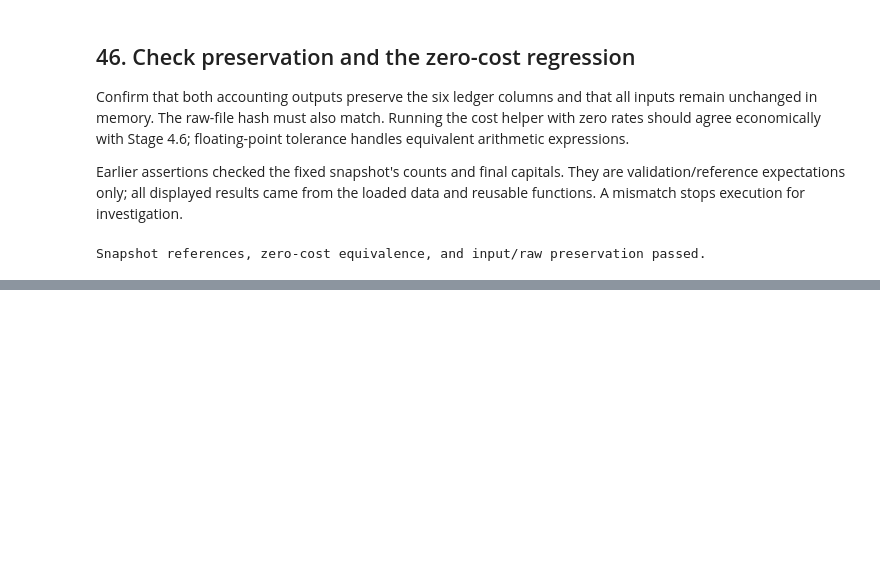
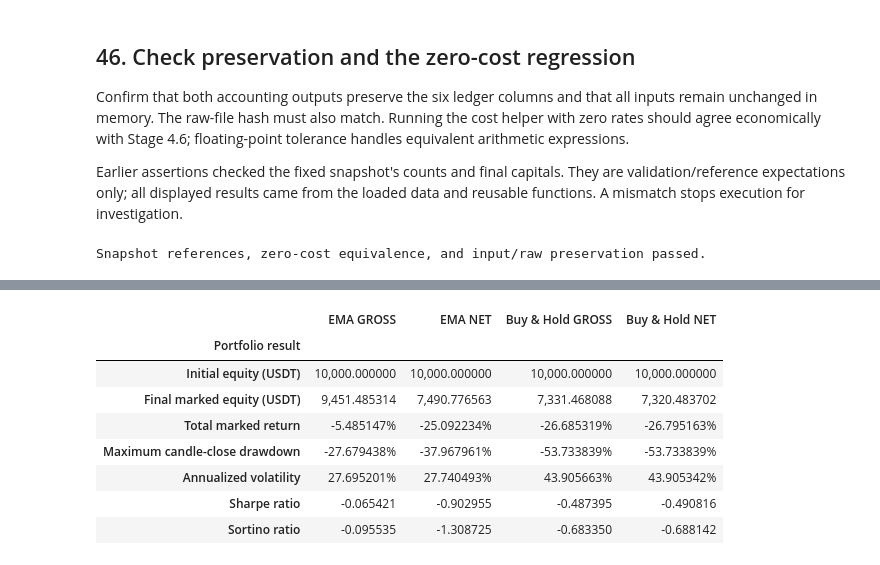
Before and after one commit to puckmandestroyer/trading-lab, a Jupyter notebook: notebooks/03_backtest_review.ipynb, the cells around one changed output, grey strips where cells are left out. Drawn from its saved outputs; the diff is of its cells as text; code cells hidden in the pictures; blank space fills up the shorter version.

Commit message:
Complete Stage 5 analytics report

```diff
--- a/notebooks/03_backtest_review.ipynb
+++ b/notebooks/03_backtest_review.ipynb
@@ -2402,0 +2407,27 @@ Average CLOSED duration is **52.96 h**, median **34 h**, and longest **226 h**.
+# %%
+final_portfolio_columns = ["EMA GROSS", "EMA NET", "Buy & Hold GROSS", "Buy & Hold NET"]
+final_portfolio_report = pd.concat([
+    benchmark_comparison.loc[[
+        "Initial equity (USDT)", "Final marked equity (USDT)",
+        "Total marked return", "Maximum candle-close drawdown",
+    ], final_portfolio_columns],
+    risk_adjusted_comparison.loc[[
+        "Annualized volatility", "Sharpe ratio", "Sortino ratio",
+    ], final_portfolio_columns],
+])
+final_portfolio_report.index.name = "Portfolio result"
+display(final_portfolio_report.style.format("{:.6f}")
+    .format("{:,.6f}", subset=pd.IndexSlice[["Initial equity (USDT)", "Final marked equity (USDT)"], :])
+    .format("{:.6%}", subset=pd.IndexSlice[[
+        "Total marked return", "Maximum candle-close drawdown", "Annualized volatility",
+    ], :]))
+# %% [output]
+|  | EMA GROSS | EMA NET | Buy & Hold GROSS | Buy & Hold NET |
+| Portfolio result |  |  |  |  |
+| Initial equity (USDT) | 10,000.000000 | 10,000.000000 | 10,000.000000 | 10,000.000000 |
+| Final marked equity (USDT) | 9,451.485314 | 7,490.776563 | 7,331.468088 | 7,320.483702 |
+| Total marked return | -5.485147% | -25.092234% | -26.685319% | -26.795163% |
+| Maximum candle-close drawdown | -27.679438% | -37.967961% | -53.733839% | -53.733839% |
+| Annualized volatility | 27.695201% | 27.740493% | 43.905663% | 43.905342% |
+| Sharpe ratio | -0.065421 | -0.902955 | -0.487395 | -0.490816 |
+| Sortino ratio | -0.095535 | -1.308725 | -0.683350 | -0.688142 |
```
Also changed, not shown: parts of 12 cells of this notebook, 3 other files.
